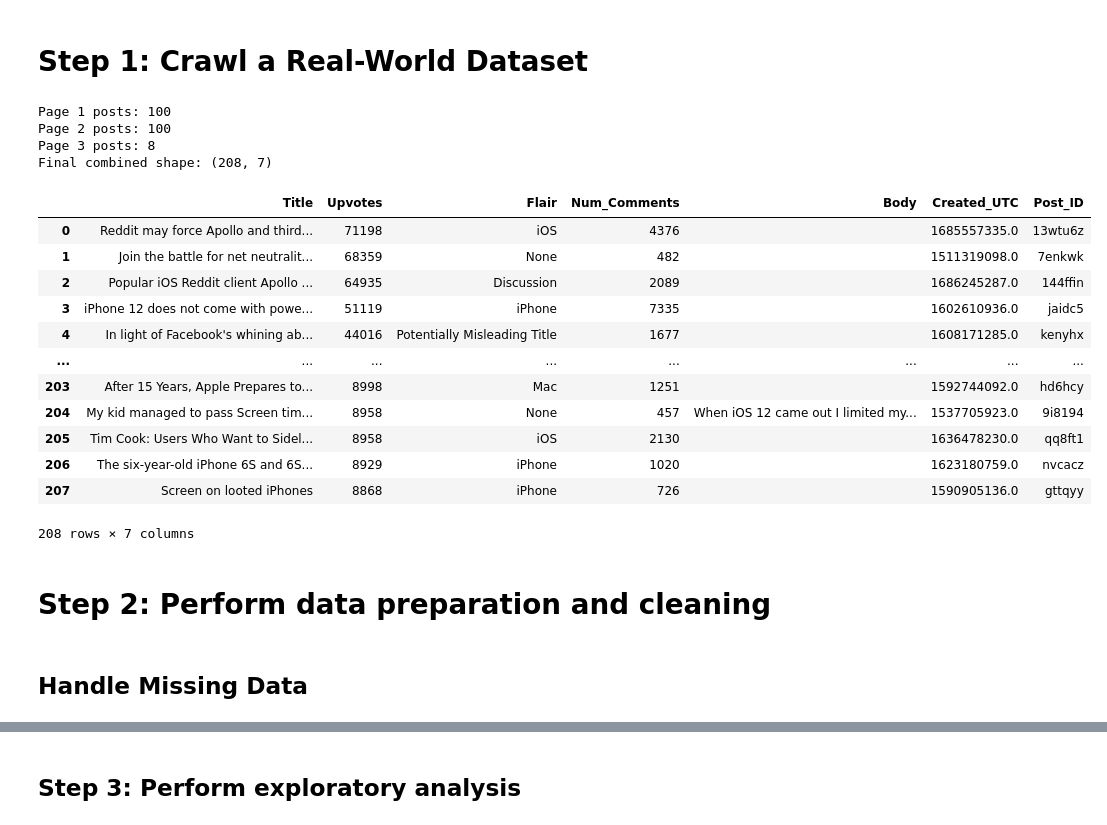
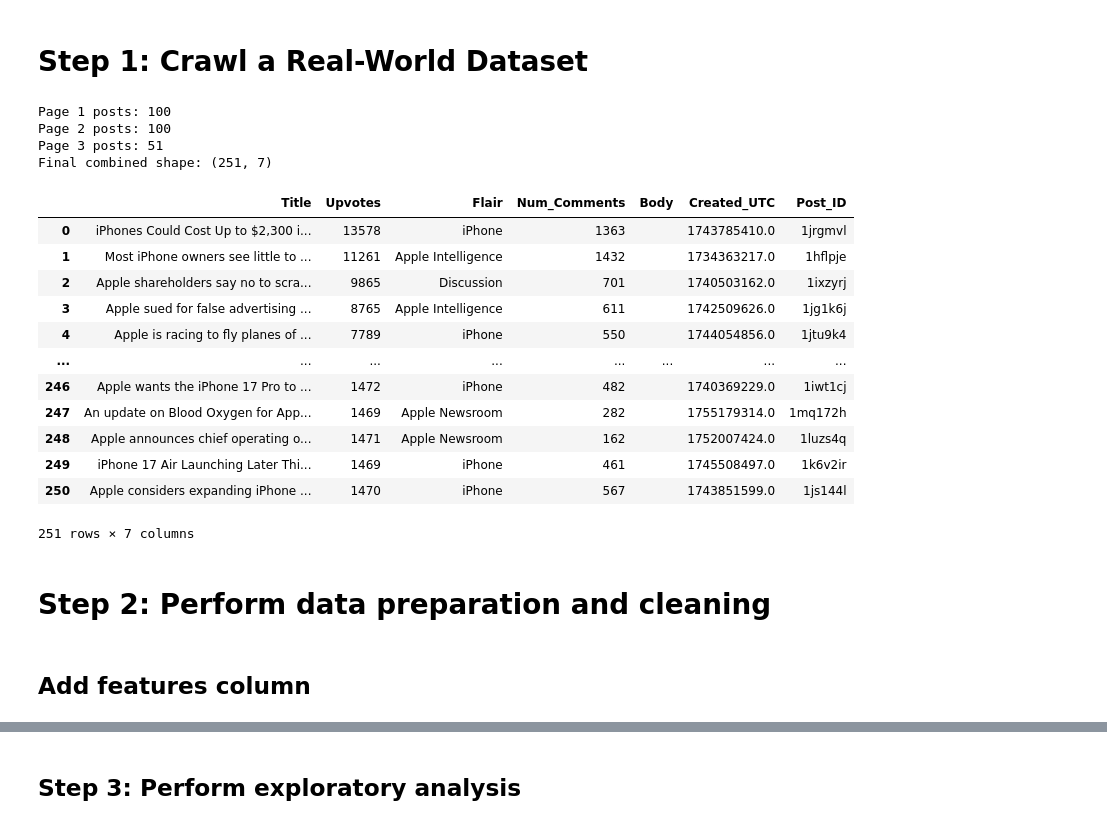
Before and after one commit to Ayumii-ww/fq25819_SEMTM0040, a Jupyter notebook: fq25819Part2.ipynb, the cells around one changed output, grey strips where cells are left out. Saved outputs shown, nothing was run; the diff lists cells and outputs as text; code cells hidden in the pictures.

Commit message:
Handle Outliers and Start EDA
Create Distribution Chart

Start working on finding relationship between sentiment and each features

Convert Created UTC into human readable text

```diff
--- a/fq25819Part2.ipynb
+++ b/fq25819Part2.ipynb
@@ -46,7 +46,7 @@ import numpy as np
 import pandas as pd
 # %%
 subreddit = 'apple'
-timeframe = 'all'   # hour, day, week, month, year, all
+timeframe = 'year'   # hour, day, week, month, year, all
 listing = 'top' # controversial, best, hot, new, random, rising, top
 limit = 250
 # %%
@@ -140,48 +140,51 @@ temp = []
 children3 = data_third['data']['children']
 print("Page 3 posts:", len(children3))
 
 for i in range(len(children3)):
     post = children3[i]['data']
     temp.append([
         post['title'],
         post['ups'],
         post['link_flair_text'],
         post['num_comments'],
         post['selftext'],
         post['created_utc'],
         post['id']
     ])
 
 top250 = pd.DataFrame(
     np.array(temp, dtype=object),
     columns=['Title', 'Upvotes', 'Flair', 'Num_Comments',
              'Body', 'Created_UTC', 'Post_ID']
 )
 
 # Combine all into one dataset
 top_reddit_posts = pd.concat([top100, top200, top250], ignore_index=True)
+top_reddit_posts['Upvotes'] = pd.to_numeric(top_reddit_posts['Upvotes'])
+top_reddit_posts['Num_Comments'] = pd.to_numeric(top_reddit_posts['Num_Comments'])
+
 print("Final combined shape:", top_reddit_posts.shape)
 top_reddit_posts.to_csv('reddit_top_posts_year.csv', index=False)
 top_reddit_posts
 # %% [output]
 Page 1 posts: 100
 Page 2 posts: 100
-Page 3 posts: 8
-Final combined shape: (208, 7)
+Page 3 posts: 51
+Final combined shape: (251, 7)
 |  | Title | Upvotes | Flair | Num_Comments | Body | Created_UTC | Post_ID |
-| 0 | Reddit may force Apollo and third... | 71198 | iOS | 4376 |  | 1685557335.0 | 13wtu6z |
-| 1 | Join the battle for net neutralit... | 68359 | None | 482 |  | 1511319098.0 | 7enkwk |
-| 2 | Popular iOS Reddit client Apollo ... | 64935 | Discussion | 2089 |  | 1686245287.0 | 144ffin |
-| 3 | iPhone 12 does not come with powe... | 51119 | iPhone | 7335 |  | 1602610936.0 | jaidc5 |
-| 4 | In light of Facebook's whining ab... | 44016 | Potentially Misleading Title | 1677 |  | 1608171285.0 | kenyhx |
+| 0 | iPhones Could Cost Up to $2,300 i... | 13578 | iPhone | 1363 |  | 1743785410.0 | 1jrgmvl |
+| 1 | Most iPhone owners see little to ... | 11261 | Apple Intelligence | 1432 |  | 1734363217.0 | 1hflpje |
+| 2 | Apple shareholders say no to scra... | 9865 | Discussion | 701 |  | 1740503162.0 | 1ixzyrj |
+| 3 | Apple sued for false advertising ... | 8765 | Apple Intelligence | 611 |  | 1742509626.0 | 1jg1k6j |
+| 4 | Apple is racing to fly planes of ... | 7789 | iPhone | 550 |  | 1744054856.0 | 1jtu9k4 |
 | ... | ... | ... | ... | ... | ... | ... | ... |
-| 203 | After 15 Years, Apple Prepares to... | 8998 | Mac | 1251 |  | 1592744092.0 | hd6hcy |
-| 204 | My kid managed to pass Screen tim... | 8958 | None | 457 | When iOS 12 came out I limited my... | 1537705923.0 | 9i8194 |
-| 205 | Tim Cook: Users Who Want to Sidel... | 8958 | iOS | 2130 |  | 1636478230.0 | qq8ft1 |
-| 206 | The six-year-old iPhone 6S and 6S... | 8929 | iPhone | 1020 |  | 1623180759.0 | nvcacz |
-| 207 | Screen on looted iPhones | 8868 | iPhone | 726 |  | 1590905136.0 | gttqyy |
+| 246 | Apple wants the iPhone 17 Pro to ... | 1472 | iPhone | 482 |  | 1740369229.0 | 1iwt1cj |
+| 247 | An update on Blood Oxygen for App... | 1469 | Apple Newsroom | 282 |  | 1755179314.0 | 1mq172h |
+| 248 | Apple announces chief operating o... | 1471 | Apple Newsroom | 162 |  | 1752007424.0 | 1luzs4q |
+| 249 | iPhone 17 Air Launching Later Thi... | 1469 | iPhone | 461 |  | 1745508497.0 | 1k6v2ir |
+| 250 | Apple considers expanding iPhone ... | 1470 | iPhone | 567 |  | 1743851599.0 | 1js144l |
-208 rows × 7 columns
+251 rows × 7 columns
 # %% [markdown]
 # Step 2: Perform data preparation and cleaning
 # %% [markdown]
-## Handle Missing Data
+## Add features column
```
Also changed, not shown: parts of 24 cells of this notebook, 1 other file.
